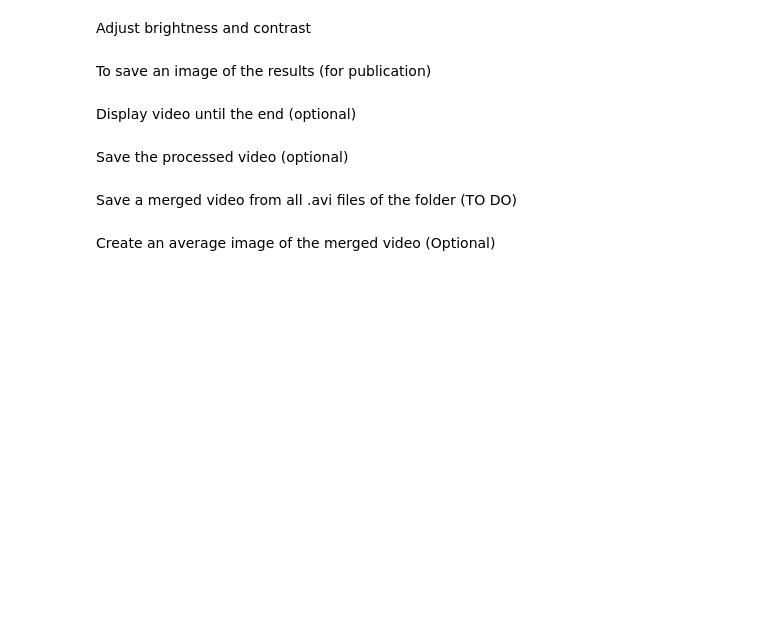
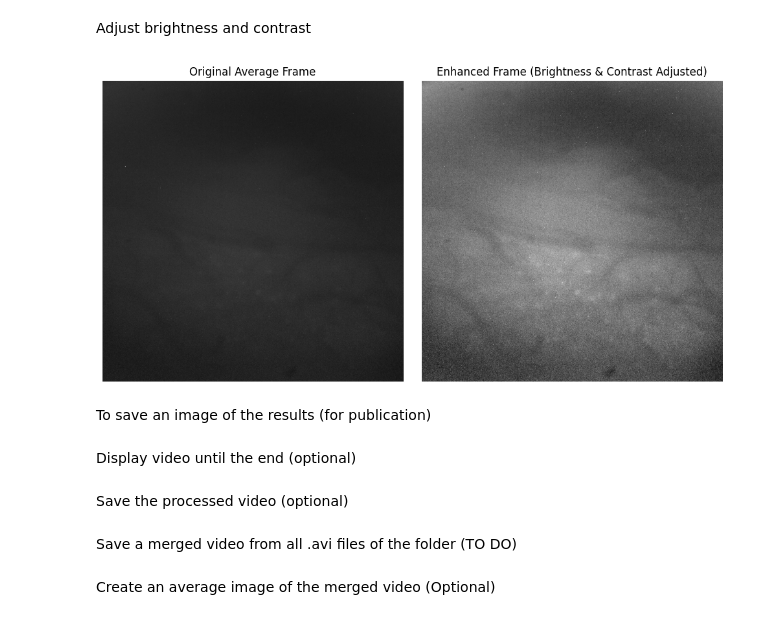
Before and after one commit to melodieborel/HayLabAnalysis, a Jupyter notebook: python/MINI_2_adjust_videos.ipynb, the cells around one changed output. Cells and saved outputs as stored; diff of their text form; code cells hidden in the pictures; blank space fills up the shorter version.

```diff
--- a/python/MINI_2_adjust_videos.ipynb
+++ b/python/MINI_2_adjust_videos.ipynb
@@ -91,25 +95,27 @@ Adjust brightness and contrast
 # %%
 # Increase contrast and brightness
 alpha = 4 # Contrast control (>1 increases contrast)
-beta = -50  # Brightness control (>0 increases brightness)
+beta = -60  # Brightness control (>0 increases brightness)
 enhanced_frame = cv2.convertScaleAbs(avg_frame, alpha=alpha, beta=beta)
 
 # Convert BGR to RGB for Matplotlib
 avg_frame_rgb = cv2.cvtColor(avg_frame, cv2.COLOR_BGR2RGB)
 enhanced_frame_rgb = cv2.cvtColor(enhanced_frame, cv2.COLOR_BGR2RGB)
 
 # Create subplots
 fig, axes = plt.subplots(1, 2, figsize=(10, 5))
 axes[0].imshow(avg_frame_rgb)
 axes[0].set_title("Original Average Frame")
 axes[0].axis("off")
 axes[1].imshow(enhanced_frame_rgb)
 axes[1].set_title("Enhanced Frame (Brightness & Contrast Adjusted)")
 axes[1].axis("off")
 plt.tight_layout()
 #plt.savefig(f'C:/Users/Manip2/Documents/Manuscripts/Figures_PNASreviews/Figure1_revised/BlueLines_session3_2.svg', format='svg', bbox_inches='tight', pad_inches=0, transparent=True)
 
 plt.show()
+# %% [output]
+[figure, added]
 # %% [markdown]
 To save an image of the results (for publication)
 # %%
```
Also changed, not shown: parts of 3 cells of this notebook, 5 other files.
